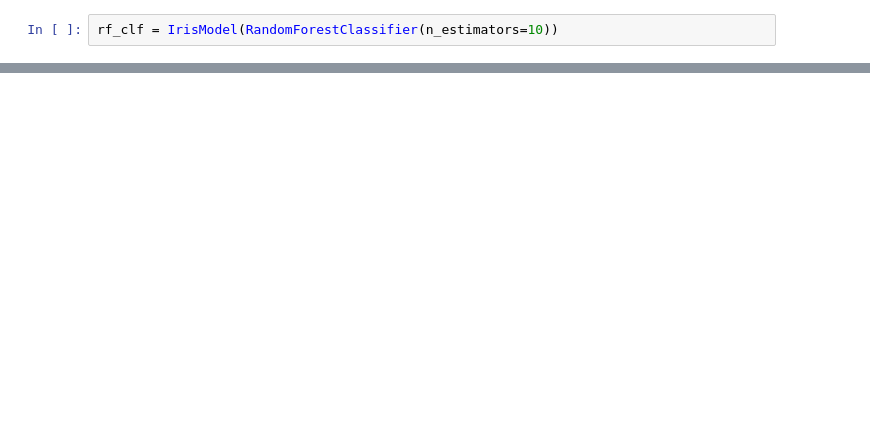
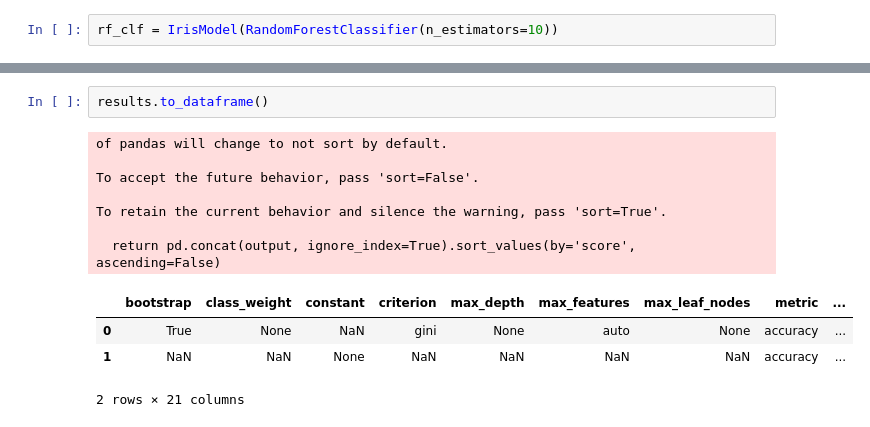
Before and after one commit to andersbogsnes/ml_tooling, a Jupyter notebook: notebooks/Iris Demo.ipynb, the cells around one changed output, grey strips where cells are left out. Drawn from its saved outputs; the diff is of its cells as text; blank space fills up the shorter version.

```diff
--- a/notebooks/Iris Demo.ipynb
+++ b/notebooks/Iris Demo.ipynb
@@ -30,0 +116,14 @@ ax = result.plot.feature_importance()
+# %%
+results.to_dataframe()
+# %% [output]
+of pandas will change to not sort by default.
+
+To accept the future behavior, pass 'sort=False'.
+
+To retain the current behavior and silence the warning, pass 'sort=True'.
+
+  return pd.concat(output, ignore_index=True).sort_values(by='score', ascending=False)
+|  | bootstrap | class_weight | constant | criterion | max_depth | max_features | max_leaf_nodes | metric | ... |
+| 0 | True | None | NaN | gini | None | auto | None | accuracy | ... |
+| 1 | NaN | NaN | None | NaN | NaN | NaN | NaN | accuracy | ... |
+2 rows × 21 columns
```
Also changed, not shown: parts of 17 cells of this notebook, 1 other file.
